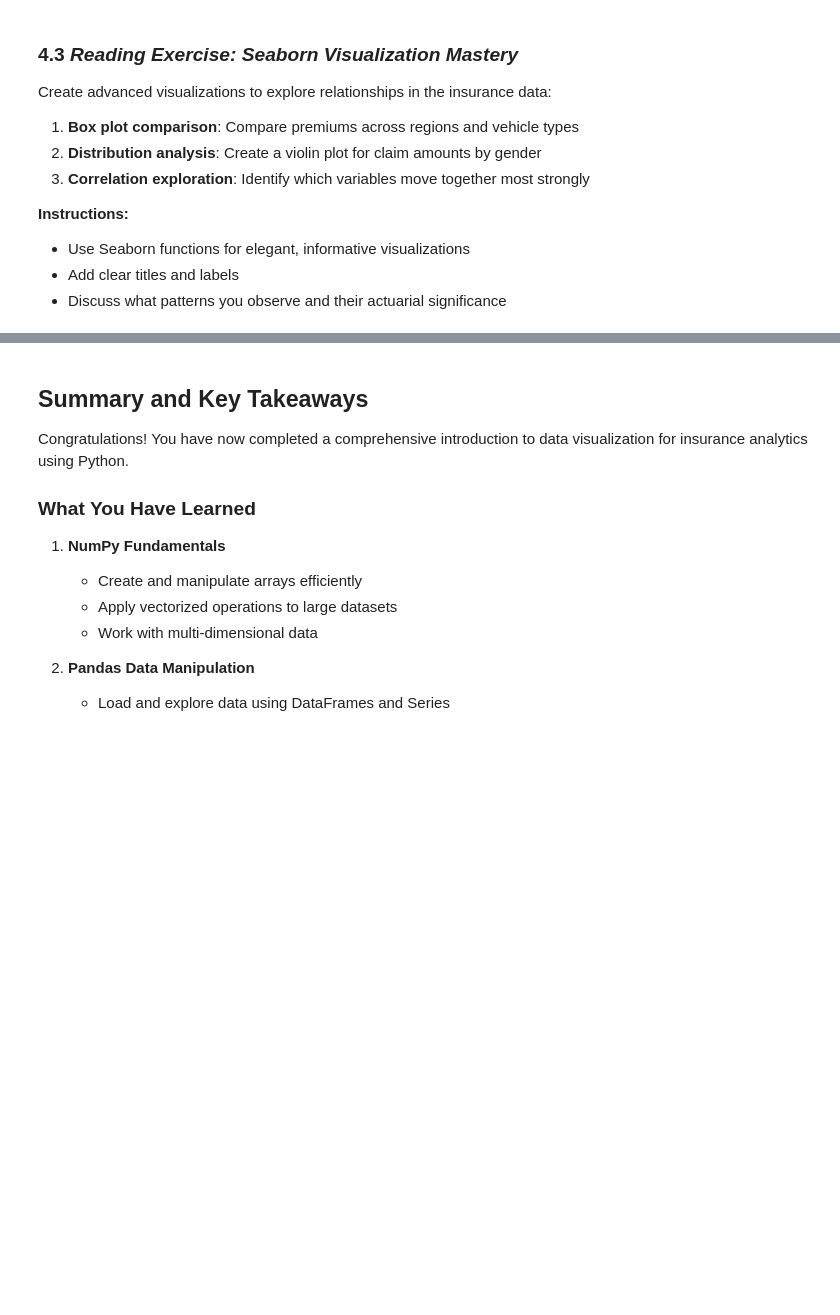
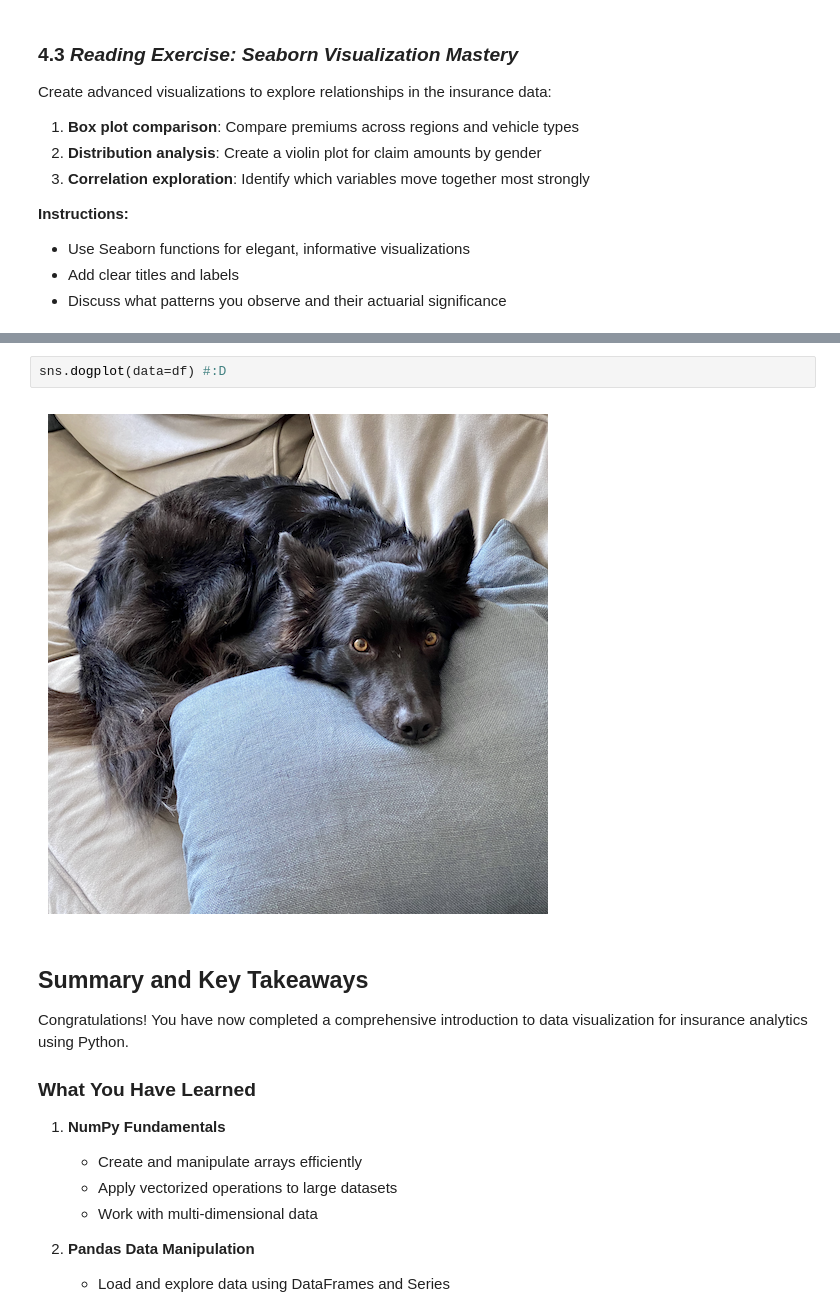
Before and after one commit to umekdoris-cloud/py4ac, a Jupyter notebook: 04_data_visualization.ipynb, the cells around one changed output, grey strips where cells are left out. Cells and saved outputs as stored; diff of their text form; blank space fills up the shorter version.

```diff
--- a/04_data_visualization.ipynb
+++ b/04_data_visualization.ipynb
@@ -877,3 +878,7 @@ plt.show()
+# %%
+sns.dogplot(data=df) #:D
+# %% [output]
+[figure, added]
 # %% [markdown]
 ## Summary and Key Takeaways
 
```
Also changed, not shown: parts of 5 cells of this notebook.
